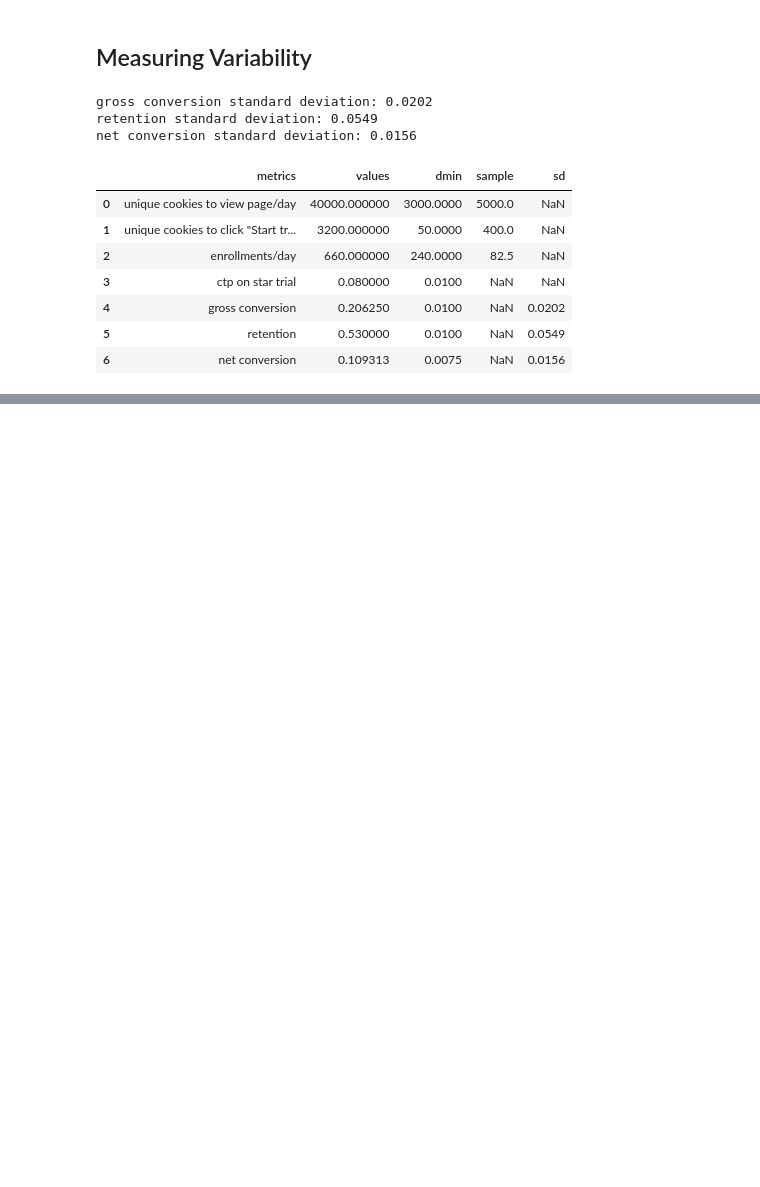
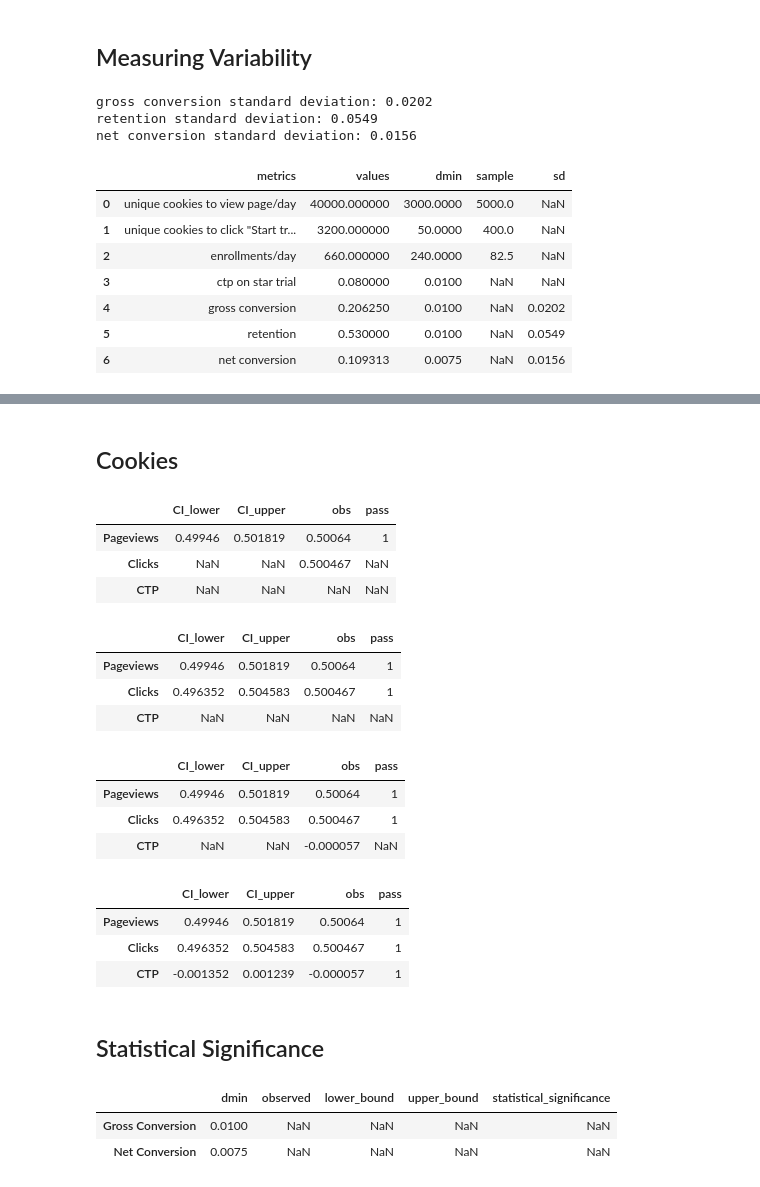
Before and after one commit to yash-jain7/Ab-Testing-Udacity, a Jupyter notebook: AB testing Udacity.ipynb, the cells around one changed output, grey strips where cells are left out. Saved outputs shown, nothing was run; the diff lists cells and outputs as text; code cells hidden in the pictures; blank space fills up the shorter version.

```diff
--- a/AB testing Udacity.ipynb
+++ b/AB testing Udacity.ipynb
@@ -74,0 +103,34 @@ net conversion standard deviation: 0.0156
+# %% [markdown]
+## Cookies
+# %%
+std = ((0.5 * 0.5) / (control['Pageviews'].sum() + experiment['Pageviews'].sum())) ** 0.5
+margin_of_error = std * 1.96 # 95 % confidence interval
+sanity_check.loc['Pageviews', 'CI_lower'] = sanity_check.loc['Pageviews', 'obs'] - margin_of_error
+sanity_check.loc['Pageviews', 'CI_upper'] = sanity_check.loc['Pageviews', 'obs'] + margin_of_error
+if sanity_check.loc['Pageviews', 'CI_lower'] <= sanity_check.loc['Pageviews', 'obs'] <= sanity_check.loc['Pageviews', 'CI_upper']:
+    sanity_check.loc['Pageviews', 'pass'] = 1
+else:
+    sanity_check.loc['Pageviews', 'pass'] = 0
+
+sanity_check
+# %% [output]
+|  | CI_lower | CI_upper | obs | pass |
+| Pageviews | 0.49946 | 0.501819 | 0.50064 | 1 |
+| Clicks | NaN | NaN | 0.500467 | NaN |
+| CTP | NaN | NaN | NaN | NaN |
+# %%
+std = ((0.5 * 0.5) / (control['Clicks'].sum() + experiment['Clicks'].sum())) ** 0.5
+margin_of_error = std * 1.96 # 95 % confidence interval
+sanity_check.loc['Clicks', 'CI_lower'] = sanity_check.loc['Clicks', 'obs'] - margin_of_error
+sanity_check.loc['Clicks', 'CI_upper'] = sanity_check.loc['Clicks', 'obs'] + margin_of_error
+if sanity_check.loc['Clicks', 'CI_lower'] <= sanity_check.loc['Clicks', 'obs'] <= sanity_check.loc['Clicks', 'CI_upper']:
+    sanity_check.loc['Clicks', 'pass'] = 1
+else:
+    sanity_check.loc['Clicks', 'pass'] = 0
+
+sanity_check
+# %% [output]
+|  | CI_lower | CI_upper | obs | pass |
+| Pageviews | 0.49946 | 0.501819 | 0.50064 | 1 |
+| Clicks | 0.496352 | 0.504583 | 0.500467 | 1 |
+| CTP | NaN | NaN | NaN | NaN |
@@ -74,0 +139,36 @@ net conversion standard deviation: 0.0156
+# %%
+sanity_check
+# %% [output]
+|  | CI_lower | CI_upper | obs | pass |
+| Pageviews | 0.49946 | 0.501819 | 0.50064 | 1 |
+| Clicks | 0.496352 | 0.504583 | 0.500467 | 1 |
+| CTP | NaN | NaN | -0.000057 | NaN |
+# %%
+pooled_prob = (control['Clicks'].sum() + experiment['Clicks'].sum()) / (experiment['Pageviews'].sum() + control['Pageviews'].sum())
+a = 1 / experiment['Pageviews'].sum()
+b = 1 / control['Pageviews'].sum()
+std = (pooled_prob * (1 - pooled_prob) * (a + b)) ** 0.5
+margin_of_error = 1.96 * std
+sanity_check.loc['CTP', 'CI_lower'] = sanity_check.loc['CTP', 'obs'] - margin_of_error
+sanity_check.loc['CTP', 'CI_upper'] = sanity_check.loc['CTP', 'obs'] + margin_of_error
+if sanity_check.loc['CTP', 'CI_lower'] <= sanity_check.loc['CTP', 'obs'] <= sanity_check.loc['CTP', 'CI_upper']:
+    sanity_check.loc['CTP', 'pass'] = 1
+else:
+    sanity_check.loc['CTP', 'pass'] = 0
+
+sanity_check
+# %% [output]
+|  | CI_lower | CI_upper | obs | pass |
+| Pageviews | 0.49946 | 0.501819 | 0.50064 | 1 |
+| Clicks | 0.496352 | 0.504583 | 0.500467 | 1 |
+| CTP | -0.001352 | 0.001239 | -0.000057 | 1 |
+# %% [markdown]
+## Statistical Significance
+# %%
+statistical_significance = pd.DataFrame(columns = ['dmin', 'observed', 'lower_bound', 'upper_bound', 'statistical_significance'],
+                                       index = ['Gross Conversion', 'Net Conversion'])
+statistical_significance.dmin = (0.01, 0.0075)
+# %% [output]
+|  | dmin | observed | lower_bound | upper_bound | statistical_significance |
+| Gross Conversion | 0.0100 | NaN | NaN | NaN | NaN |
+| Net Conversion | 0.0075 | NaN | NaN | NaN | NaN |
```
Also changed, not shown: parts of 13 cells of this notebook, 2 other files.
